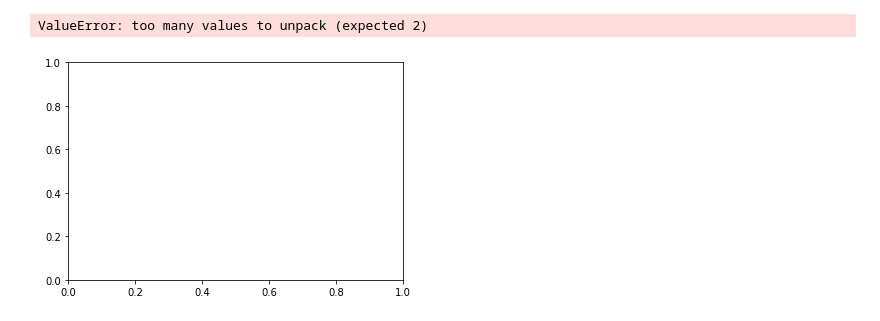
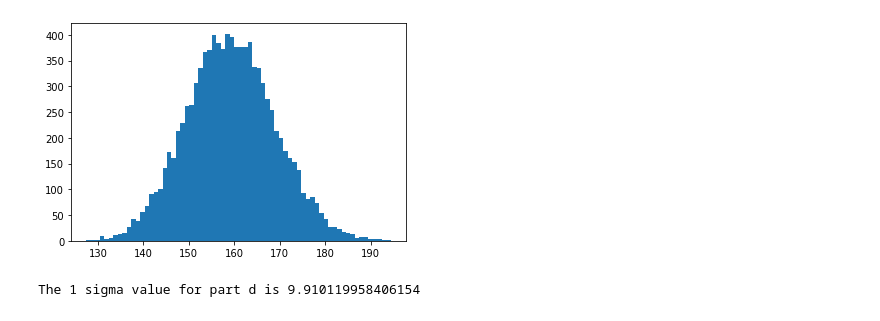
Before and after one commit to weianlai/phys434, a Jupyter notebook: Lab_6.ipynb, the cells around one changed output. Drawn from its saved outputs; the diff is of its cells as text; code cells hidden in the pictures.

Commit message:
Add files via upload
still trying to get 2d histogram to work

```diff
--- a/Lab_6.ipynb
+++ b/Lab_6.ipynb
@@ -88,36 +90,49 @@ plt.show()
 # (a) The following simulation takes the background data and injects them with signal of different sigma
 # sensitivity. In a 2 dimensional histogram, the background data is represented horizontally. There will
 # be a gradient that peaks at the mean of the distribution. In the class example, all the background data
 # has the signal data applied, so we see only one collected bright spot at the mean. If the injected
 # signal only applies to some data points, then there will be two peaks, one for the mean of the background
 # and another for the mean of the injected signal. Depending on how strong the injected signal, stronger
 # has larger sigma, the secondary peak will move further away from the background peak.
 #
 # (b) If we look across horizontally for the y axis value of 8 sigma, we see brightness at the background
 # mean at x = 100, then a weaker brightness at x = 179. This corresponds to the graph we have previously.
 # The previous graph is just a slice of the 2d histogram at y = 8.
 #
 # (c) The meaning of this histogram is the frequency of occurance for some value of a data point. At sigma
 # of greater than 5, we can see how often the injected signal occur and the amplitude of it above the
 # background distribution. The injected signal will be a poisson distribution, as we are adding a value onto
 # a poisson distributed background. The histogram mean is the amount of sigma determined for this problem.
-#
+
+# Using 6 sigma signal to inject into background data.
+signalStrength2 = np.ones(10000) * 6 * sig
+injectedSignal2 = signalStrength2 + background2
+
+plt.hist(injectedSignal2, bins = 68)
+plt.show()
+
 # (d)
+oneSigma = np.std(injectedSignal2)
+print('The 1 sigma value for part d is ' + str(oneSigma))
+
+# (e) After injecting a sigma 6 signal to all the background noise the sigma value at one remains the same
+# as the background noise, because the behavior of the distribution has only shifted up in amplitude, nothing
+# else changed. If we were to pick a few random points to have the signal added to it, the sigma value
+# increases as there is now a bias of higher amplitude signal, and it pulls the mean and standard deviation
+# towards higher values.
 
 # Suit of signals to be injected from no sigma up to 30 sigma.
 signalStrength = np.linspace(0,30,10000) * sig
 
 # Two matices. One is the background data along the x axis, then repeated or stacked for however many
 # values there are in the y axis. The other is the signal strength from 0 to 30 sigma.
 xx, signal = np.meshgrid(background, signalStrength)
 
 # Add the noise to the signal
 obsSignal = xx + signal
 
 #plt.hist2d(obsSignal, yy)
 #plt.show()
+# %% [output]
+[figure, added]
+The 1 sigma value for part d is 9.910119958406154
-# %%
-plt.hist2d(obsSignal, signal, bins = 100)
-# %% [output]
-ValueError: too many values to unpack (expected 2)
-[figure, removed]
```
Also changed, not shown: parts of 8 cells of this notebook.
